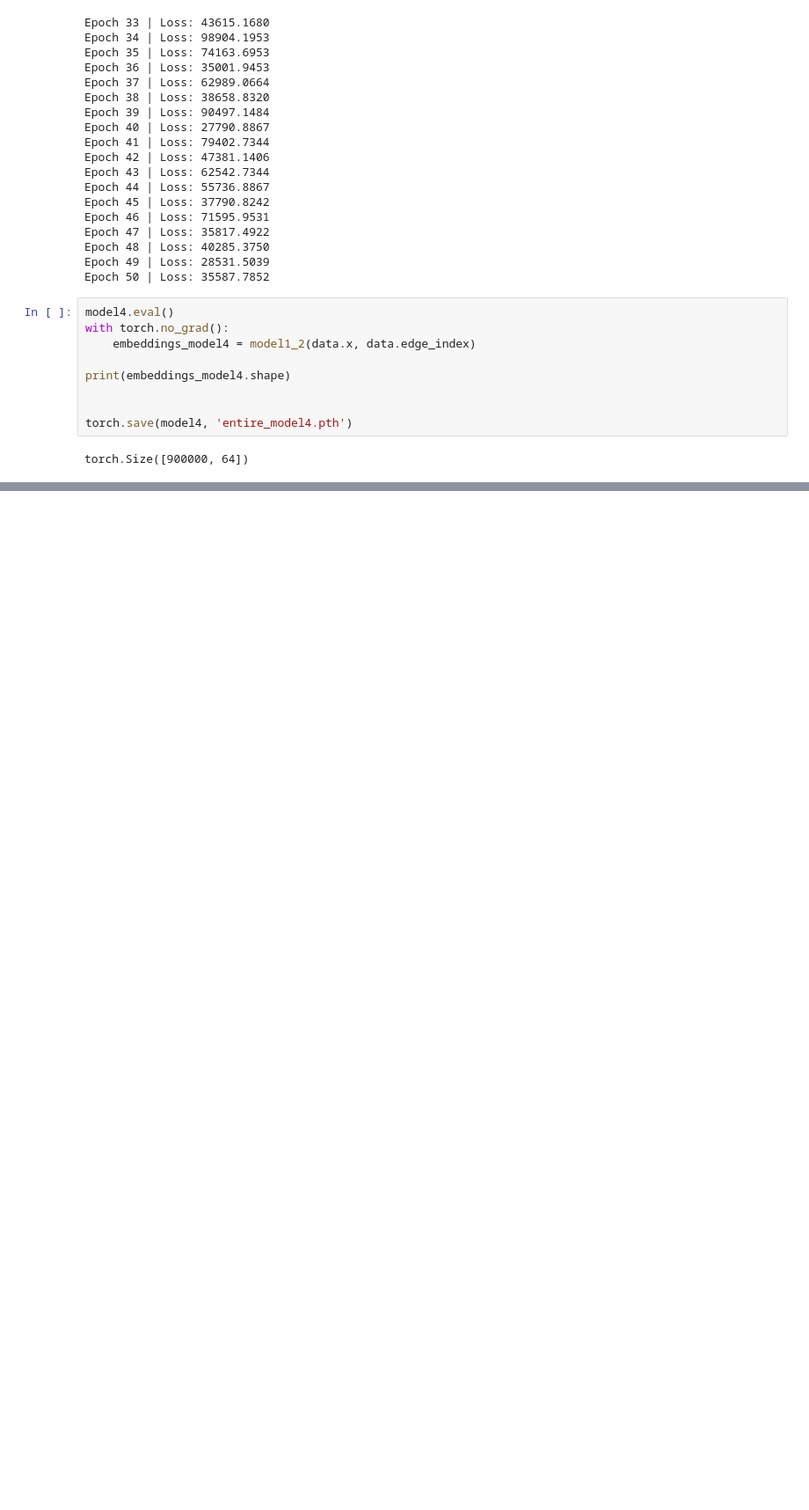
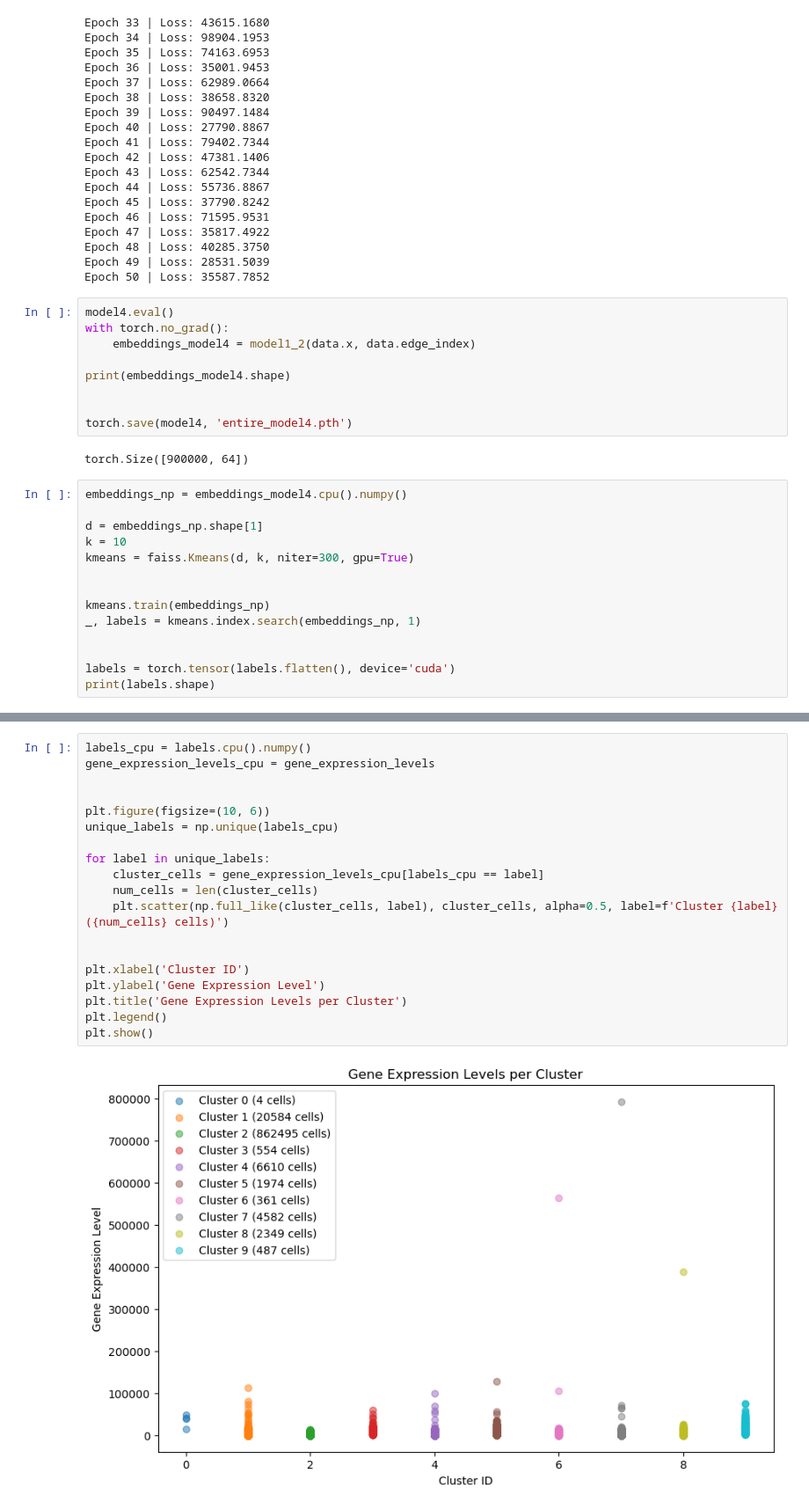
Before and after one commit to tuansheran/scRareCellDetectV2, a Jupyter notebook: models/gnn_model_2.ipynb, the cells around one changed output, grey strips where cells are left out. Shown: that part at 88% size. Drawn from its saved outputs; the diff is of its cells as text; blank space fills up the shorter version.

```diff
--- a/models/gnn_model_2.ipynb
+++ b/models/gnn_model_2.ipynb
@@ -663,3 +670,17 @@ print(embeddings_model4.shape)
 torch.save(model4, 'entire_model4.pth')
 # %% [output]
 torch.Size([900000, 64])
+# %%
+embeddings_np = embeddings_model4.cpu().numpy()
+
+d = embeddings_np.shape[1]
+k = 10
+kmeans = faiss.Kmeans(d, k, niter=300, gpu=True)
+
+
+kmeans.train(embeddings_np)
+_, labels = kmeans.index.search(embeddings_np, 1)
+
+
+labels = torch.tensor(labels.flatten(), device='cuda')
+print(labels.shape)
@@ -665,0 +706,21 @@ torch.Size([900000, 64])
+# %%
+labels_cpu = labels.cpu().numpy()
+gene_expression_levels_cpu = gene_expression_levels
+
+
+plt.figure(figsize=(10, 6))
+unique_labels = np.unique(labels_cpu)
+
+for label in unique_labels:
+    cluster_cells = gene_expression_levels_cpu[labels_cpu == label]
+    num_cells = len(cluster_cells)
+    plt.scatter(np.full_like(cluster_cells, label), cluster_cells, alpha=0.5, label=f'Cluster {label} ({num_cells} cells)')
+
+
+plt.xlabel('Cluster ID')
+plt.ylabel('Gene Expression Level')
+plt.title('Gene Expression Levels per Cluster')
+plt.legend()
+plt.show()
+# %% [output]
+[figure, added]
```
Also changed, not shown: parts of 5 cells of this notebook, 2 other files.
